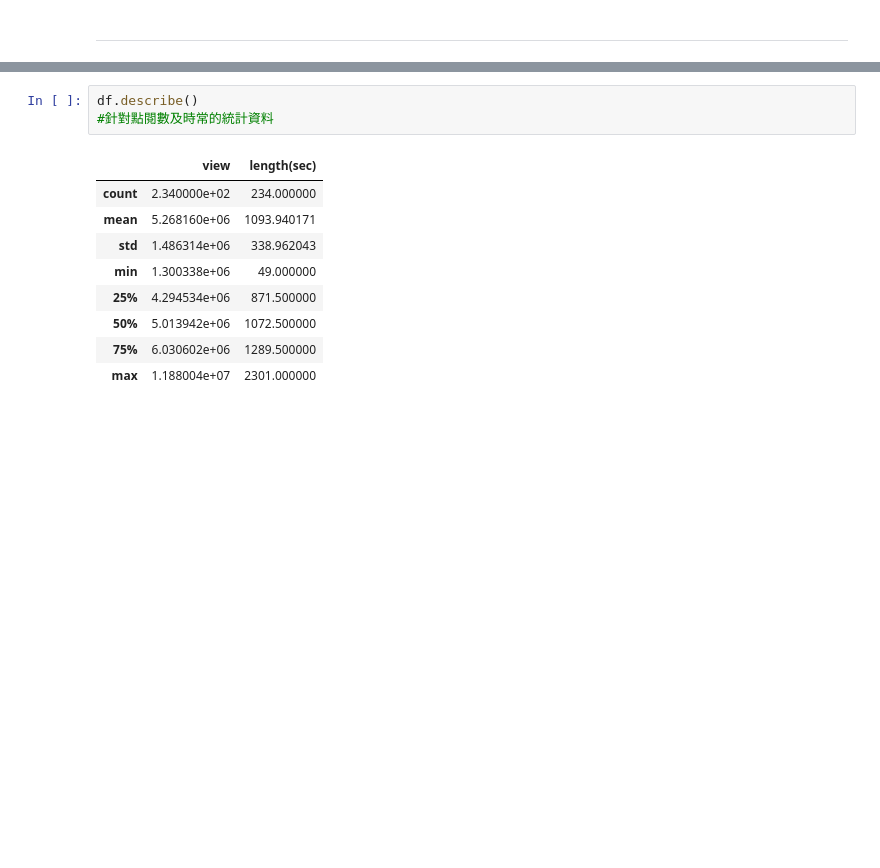
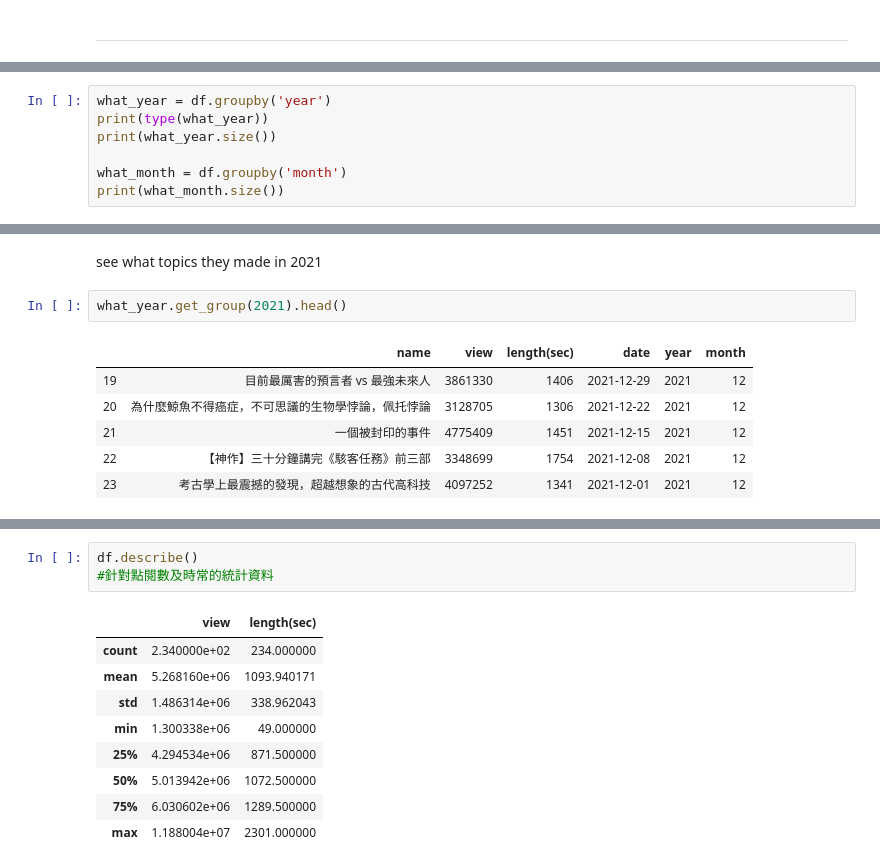
Before and after one commit to creativeson/gao_youtube_channel, a Jupyter notebook: pytube老高小末V1.ipynb, the cells around one changed output, grey strips where cells are left out. Cells and saved outputs as stored; diff of their text form; blank space fills up the shorter version.

```diff
--- a/pytube老高小末V1.ipynb
+++ b/pytube老高小末V1.ipynb
@@ -196,0 +199,7 @@ f"最受歡迎的是{maxs_name},觀看次數{maxs}次;最不受歡迎的是{mins
+# %%
+what_year = df.groupby('year')
+print(type(what_year))
+print(what_year.size())
+
+what_month = df.groupby('month')
+print(what_month.size())
@@ -196,0 +224,11 @@ f"最受歡迎的是{maxs_name},觀看次數{maxs}次;最不受歡迎的是{mins
+# %% [markdown]
+see what topics they made in 2021
+# %%
+what_year.get_group(2021).head()
+# %% [output]
+|  | name | view | length(sec) | date | year | month |
+| 19 | 目前最厲害的預言者 vs 最強未來人 | 3861330 | 1406 | 2021-12-29 | 2021 | 12 |
+| 20 | 為什麼鯨魚不得癌症，不可思議的生物學悖論，佩托悖論 | 3128705 | 1306 | 2021-12-22 | 2021 | 12 |
+| 21 | 一個被封印的事件 | 4775409 | 1451 | 2021-12-15 | 2021 | 12 |
+| 22 | 【神作】三十分鐘講完《駭客任務》前三部 | 3348699 | 1754 | 2021-12-08 | 2021 | 12 |
+| 23 | 考古學上最震撼的發現，超越想象的古代高科技 | 4097252 | 1341 | 2021-12-01 | 2021 | 12 |
```
Also changed, not shown: parts of 30 cells of this notebook.
